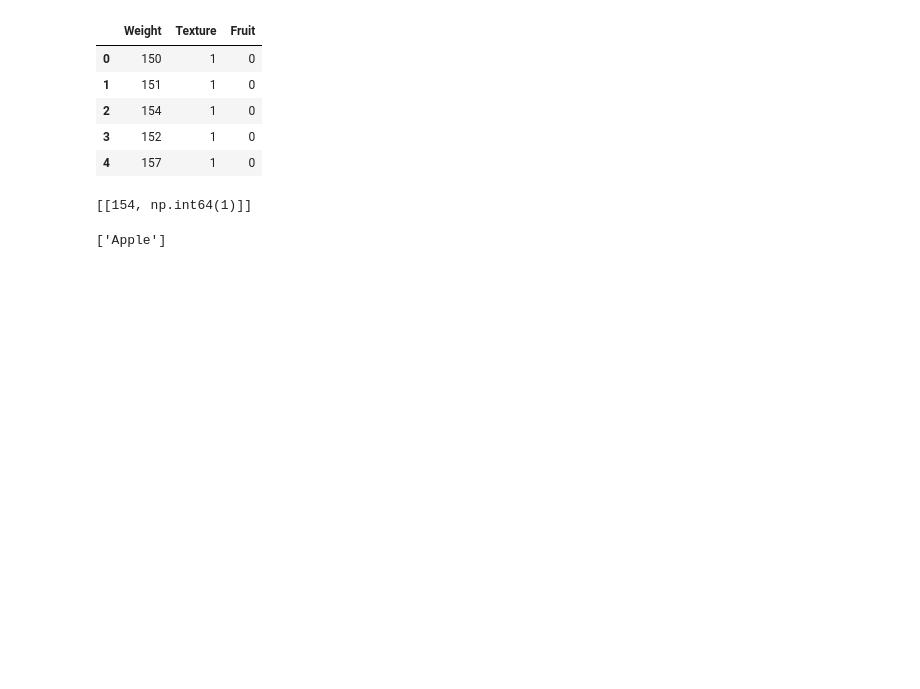
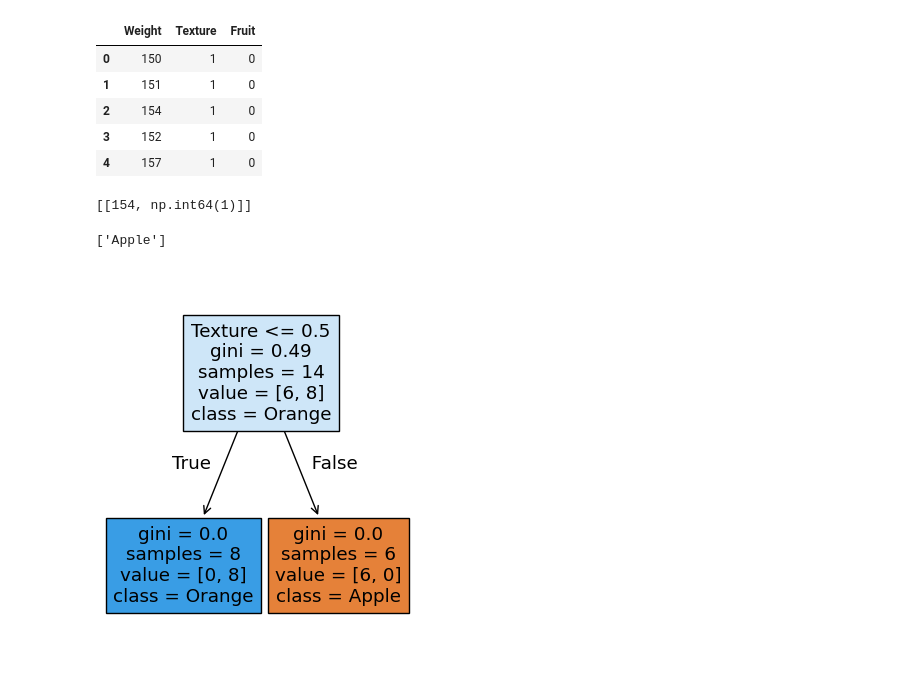
Before and after one commit to pvlakshm/AIML, a Jupyter notebook: Fruits/fruits.ipynb, the cells around one changed output. Saved outputs shown, nothing was run; the diff lists cells and outputs as text; code cells hidden in the pictures; blank space fills up the shorter version.

Commit message:
Added visualization of the decision tree.

```diff
--- a/Fruits/fruits.ipynb
+++ b/Fruits/fruits.ipynb
@@ -61,3 +61,13 @@ y_pred = clf.predict(X_test)
 print(fruitEncoder.inverse_transform(y_pred))
 # %% [output]
 ['Apple']
+# %%
+# Step 7: Visualize the tree
+import matplotlib.pyplot as plt
+from sklearn.tree import plot_tree
+
+plt.figure(figsize=(4, 5))
+plot_tree(clf, feature_names=["Weight", "Texture"], class_names=["Apple", "Orange"], filled=True)
+plt.show()
+# %% [output]
+[figure, added]
```
